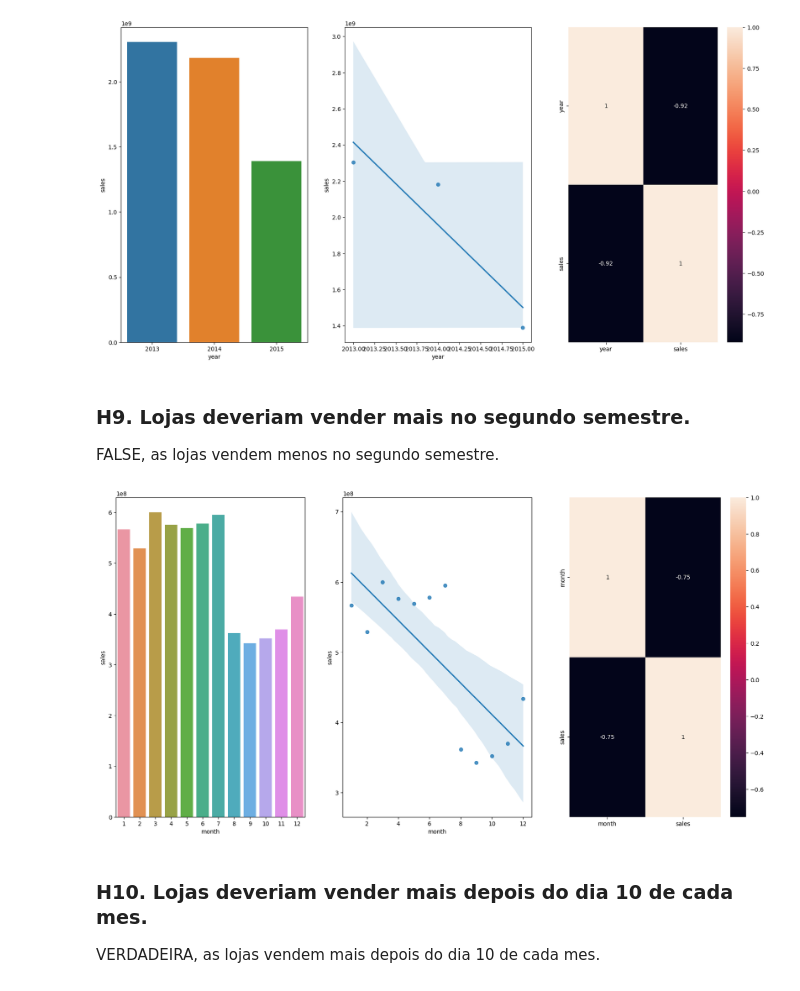
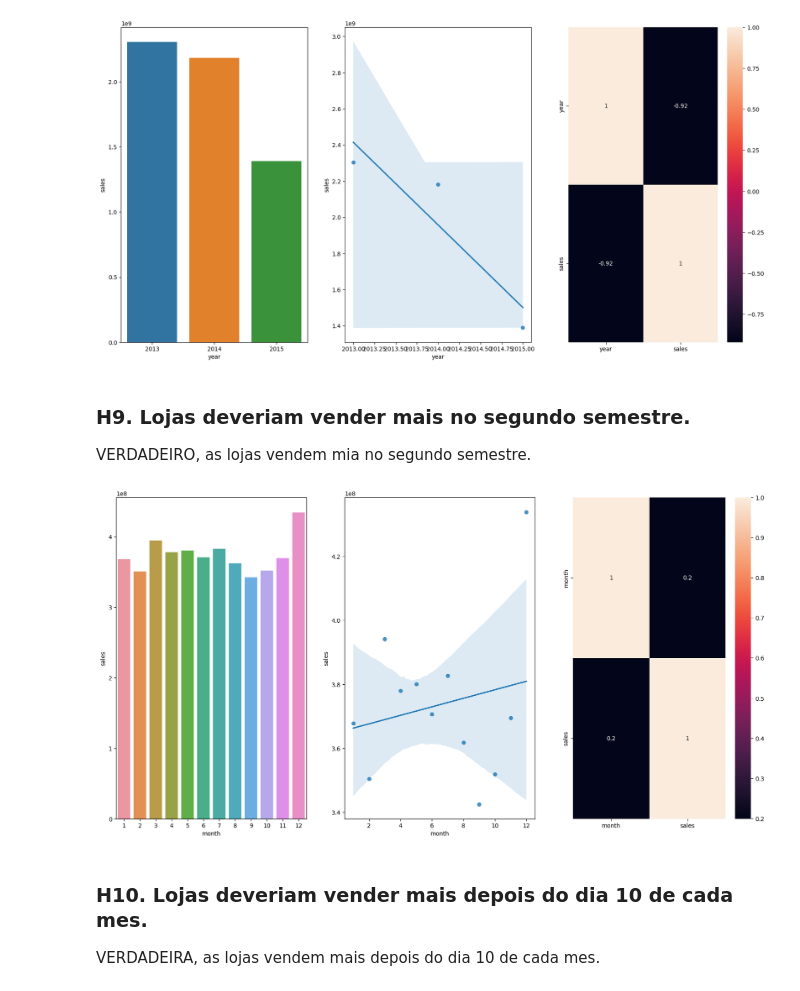
Before and after one commit to rodrigo87br/data_science_em_prod, a Jupyter notebook: modulo04_store_sales_prediction.ipynb, the cells around one changed output. Saved outputs shown, nothing was run; the diff lists cells and outputs as text; code cells hidden in the pictures.

```diff
--- a/modulo04_store_sales_prediction.ipynb
+++ b/modulo04_store_sales_prediction.ipynb
@@ -778,22 +807,23 @@ sns.heatmap(aux1.corr(method = 'pearson', numeric_only = True), annot = True);
 # %% [markdown]
 ### **H9.** Lojas deveriam vender mais no segundo semestre.
 
-FALSE, as lojas vendem menos no segundo semestre.
+VERDADEIRO, as lojas vendem mia no segundo semestre.
 # %%
-aux1 = df4[['sales', 'month']].groupby('month').sum().reset_index()
+aux = df4[(df4['year'] == 2013) | (df4['year'] == 2014)] #tirei o ano de 2015 que nõa esta com os dados completos ate deezembro.
+aux1 = aux[['sales', 'month']].groupby('month').sum().reset_index()
 
 plt.figure(figsize=(20,10))
 
 plt.subplot(1,3,1)
 sns.barplot( x = 'month', y = 'sales', data = aux1);
 
 plt.subplot(1,3,2)
 sns.regplot( x = 'month', y = 'sales', data = aux1);
 
 plt.subplot(1,3,3)
 sns.heatmap(aux1.corr(method = 'pearson', numeric_only = True), annot = True);
 # %% [output]
-[figure, old version]
+[figure, new version]
 # %% [markdown]
 ### **H10.** Lojas deveriam vender mais depois do dia 10 de cada mes.
 
```
Also changed, not shown: parts of 17 cells of this notebook.
